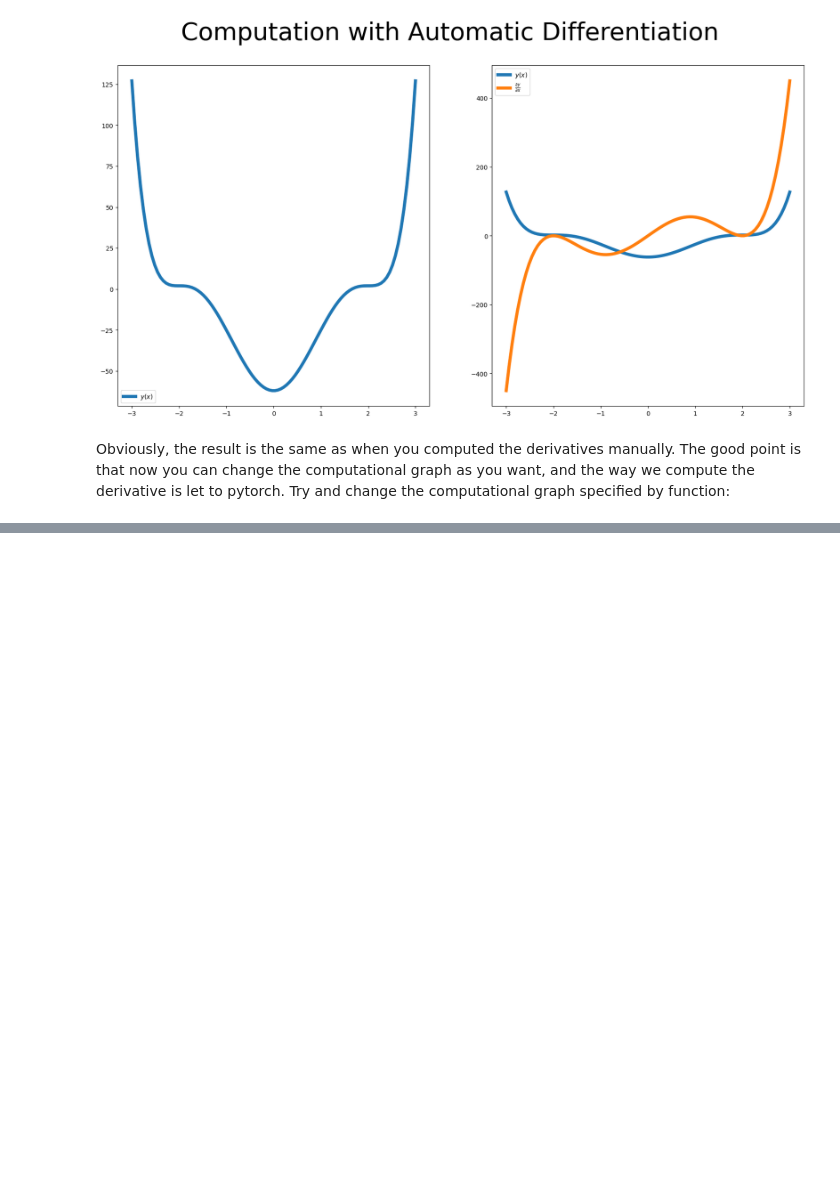
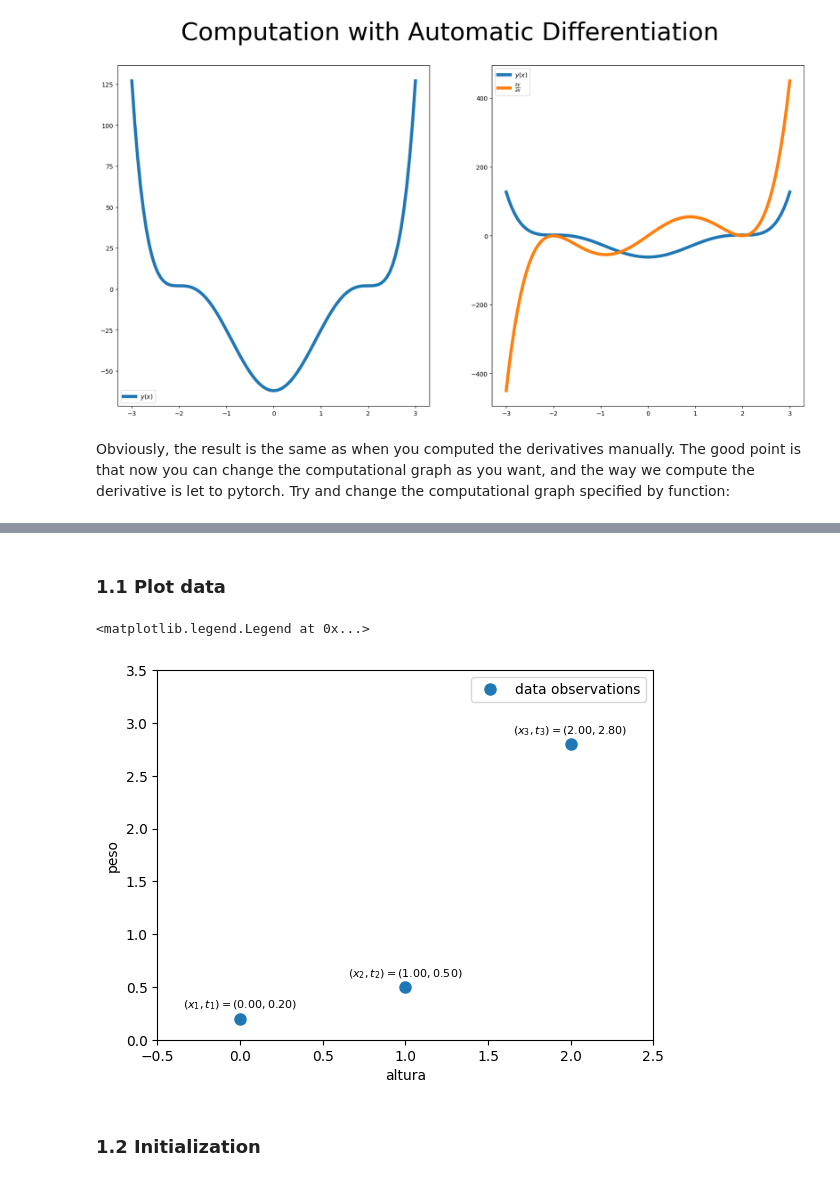
Before and after one commit to JaimeCremades/Redes_Neuronales_Practicas, a Jupyter notebook: AutomaticDifferentiation_assesment.ipynb, the cells around one changed output, grey strips where cells are left out. Cells and saved outputs as stored; diff of their text form; code cells hidden in the pictures; blank space fills up the shorter version.

```diff
--- a/AutomaticDifferentiation_assesment.ipynb
+++ b/AutomaticDifferentiation_assesment.ipynb
@@ -258,0 +401,27 @@ Obviously, the result is the same as when you computed the derivatives manually.
+# %%
+# input to our model. Represents time in seconds
+x_data = torch.from_numpy(np.array([0,1,2]).reshape(3,1))
+# outputs associated to each input. Represents cantidad de lluvia in mm^3
+t_data = torch.from_numpy(np.array([0.2,0.5,2.8]).reshape(3,1))
+# %% [markdown]
+### 1.1 Plot data
+# %%
+# input to our model. Represents time in seconds
+x_data = torch.from_numpy((x_data.detach().numpy()).reshape(3,1)).float()
+# outputs associated to each input. Represents cantidad de lluvia in mm^3
+t_data = torch.from_numpy((t_data.detach().numpy()).reshape(3,1)).float()
+
+## display
+plt.plot(x_data,t_data,'o', markersize = 8, label = 'data observations')
+for i in range(len(x_data)):
+    plt.text(x_data[i], t_data[i] + 0.1, f"$(x_{i+1},t_{i+1})=({float(x_data[i]):.2f},{float(t_data[i]):.2f})$", fontsize=8, ha="center")  # Etiqueta sobre el punto
+plt.xlabel('altura')
+plt.ylabel('peso')
+plt.ylim([0,3.5])
+plt.xlim([-0.5,2.5])
+plt.legend()
+# %% [output]
+<matplotlib.legend.Legend at 0x...>
+[figure, added]
+# %% [markdown]
+### 1.2 Initialization
```
Also changed, not shown: parts of 17 cells of this notebook.
